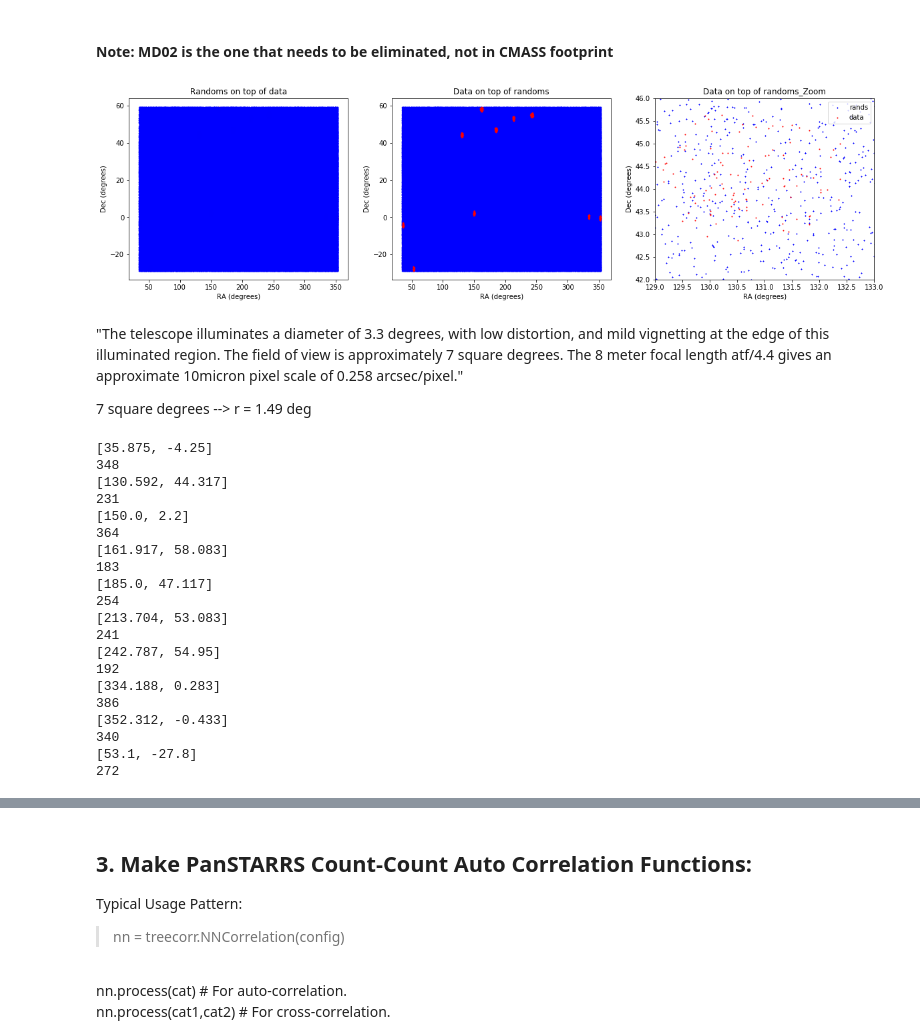
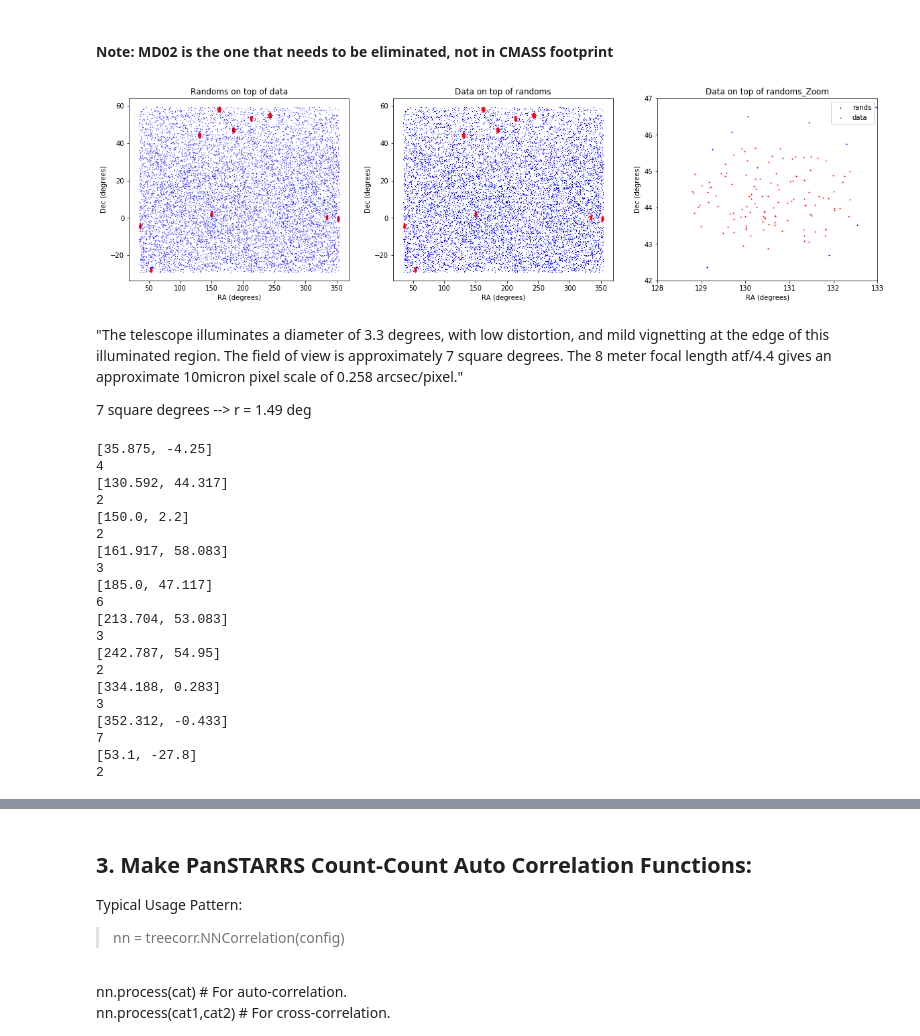
Before and after one commit to MTabbutt/Cosmology, a Jupyter notebook: SNe CrossCorrelations/PanSTARRS and CMASS _ Correlations.ipynb, the cells around one changed output, grey strips where cells are left out. Drawn from its saved outputs; the diff is of its cells as text; code cells hidden in the pictures.

```diff
--- a/SNe CrossCorrelations/PanSTARRS and CMASS _ Correlations.ipynb
+++ b/SNe CrossCorrelations/PanSTARRS and CMASS _ Correlations.ipynb
@@ -116,6 +166,6 @@ Other options for reading in from a file, using a config file, etc
 # %%
-catPanSTARRS = treecorr.Catalog(ra=PanSTARRSNEW_GoodZ['RA'], dec=PanSTARRSNEW_GoodZ['DEC'], ra_units='degrees', dec_units='degrees')
-catPanSTARRS
+cat_PanSTARRS_Full = treecorr.Catalog(ra=PanSTARRSNEW_GoodZ['RA'], dec=PanSTARRSNEW_GoodZ['DEC'], ra_units='degrees', dec_units='degrees')
+cat_PanSTARRS_Full
 # %% [output]
 Catalog(x=array([ 0.89821907,  0.79537251,  0.81322895, ..., -0.44845015,
        -0.86674663, -0.46424765]),y=array([-0.43906143,  0.60193276,  0.57531887, ...,  0.53951108,
@@ -131,11 +191,16 @@ Possibility to ask for mask eventually if we think that it is a limitation </br>
 # %%
 # Change this for more and less, 10E5 good for personal laptop ~5min run time
-randsLength = 10**6
+randsLength = 10**4
+
+NOTES = open(NOTES_PATH, "a")
+NOTES.write("randsLength: " + str(randsLength))
+NOTES.write("\n \n")
+NOTES.close()
 # %%
-ra_min_PanSTARRS = numpy.min(catPanSTARRS.ra)
-ra_max_PanSTARRS = numpy.max(catPanSTARRS.ra)
-dec_min_PanSTARRS = numpy.min(catPanSTARRS.dec)
-dec_max_PanSTARRS = numpy.max(catPanSTARRS.dec)
+ra_min_PanSTARRS = numpy.min(cat_PanSTARRS_Full.ra)
+ra_max_PanSTARRS = numpy.max(cat_PanSTARRS_Full.ra)
+dec_min_PanSTARRS = numpy.min(cat_PanSTARRS_Full.dec)
+dec_max_PanSTARRS = numpy.max(cat_PanSTARRS_Full.dec)
 print('PanSTARRS ra range = %f .. %f' % (ra_min_PanSTARRS, ra_max_PanSTARRS))
 print('PanSTARRS dec range = %f .. %f' % (dec_min_PanSTARRS, dec_max_PanSTARRS))
 
@@ -156,31 +221,32 @@ pointings = {"MD01": [035.875, -04.250], "MD03": [130.592, 44.317], "MD04": [150
 # %%
 # Check how well the randoms cover the same space as the data
 
 f1, (ax1a, ax2a, ax3a) = plt.subplots(1, 3, figsize=(20, 5))
-
-ax1a.scatter(catPanSTARRS.ra * 180/numpy.pi, catPanSTARRS.dec * 180/numpy.pi, color='red', s=0.1, marker='x')
+ax1a.scatter(cat_PanSTARRS_Full.ra * 180/numpy.pi, cat_PanSTARRS_Full.dec * 180/numpy.pi, color='red', s=0.1, marker='x')
 ax1a.scatter(rand_ra_PanSTARRS * 180/numpy.pi, rand_dec_PanSTARRS * 180/numpy.pi, color='blue', s=0.1)
 ax1a.set_xlabel('RA (degrees)')
 ax1a.set_ylabel('Dec (degrees)')
 ax1a.set_title('Randoms on top of data')
 
 # Repeat in the opposite order
 ax2a.scatter(rand_ra_PanSTARRS * 180/numpy.pi, rand_dec_PanSTARRS * 180/numpy.pi, color='blue', s=0.1, marker='x')
-ax2a.scatter(catPanSTARRS.ra * 180/numpy.pi, catPanSTARRS.dec * 180/numpy.pi, color='red', s=0.1)
+ax2a.scatter(cat_PanSTARRS_Full.ra * 180/numpy.pi, cat_PanSTARRS_Full.dec * 180/numpy.pi, color='red', s=0.1)
 ax2a.set_xlabel('RA (degrees)')
 ax2a.set_ylabel('Dec (degrees)')
 ax2a.set_title('Data on top of randoms')
 
 # Zoom to look at coverage of randoms and reals
 ax3a.scatter(rand_ra_PanSTARRS * 180/numpy.pi, rand_dec_PanSTARRS * 180/numpy.pi, color='blue', s=1, marker='x', label='rands')
-ax3a.scatter(catPanSTARRS.ra * 180/numpy.pi, catPanSTARRS.dec * 180/numpy.pi, color='red', s=1, label='data')
+ax3a.scatter(cat_PanSTARRS_Full.ra * 180/numpy.pi, cat_PanSTARRS_Full.dec * 180/numpy.pi, color='red', s=1, label='data')
 ax3a.set_xlabel('RA (degrees)')
 ax3a.set_ylabel('Dec (degrees)')
 ax3a.set_title('Data on top of randoms_Zoom')
 ax3a.legend(loc = "upper right")
-ax3a.set_xlim(129, 133)
-ax3a.set_ylim(42, 46)
+ax3a.set_xlim(128, 133)
+ax3a.set_ylim(42, 47)
+
+plt.savefig(TESTING_PRODUCTS_PATH + "/PanSTARRS data and randoms")
 
 plt.show()
 # %% [output]
-[figure, old version]
+[figure, new version]
@@ -194,6 +265,7 @@ plt.show()
 
 maskRA = []
 maskDEC = []
+randoms_Lengths = []
 
 for pointing in pointings:
     maskRAprevious = len(maskRA)
@@ -211,24 +283,25 @@ for pointing in pointings:
             maskRA.append(X)
             maskDEC.append(Y)
     print(len(maskRA) - maskRAprevious)
+    randoms_Lengths.append(len(maskRA) - maskRAprevious)
 # %% [output]
 [35.875, -4.25]
-348
+4
 [130.592, 44.317]
-231
+2
 [150.0, 2.2]
-364
+2
 [161.917, 58.083]
-183
+3
 [185.0, 47.117]
-254
+6
 [213.704, 53.083]
-241
+3
 [242.787, 54.95]
-192
+2
 [334.188, 0.283]
-386
+3
 [352.312, -0.433]
-340
+7
 [53.1, -27.8]
-272
+2
```
Also changed, not shown: parts of 126 cells of this notebook.
